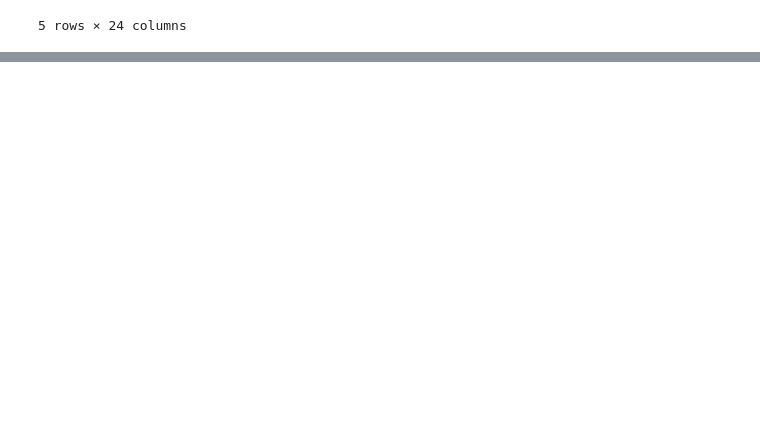
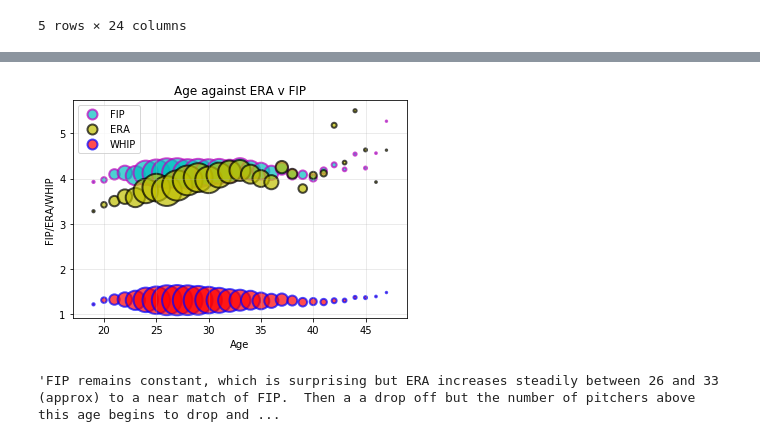
Before and after one commit to AGBarbour/Project-1, a Jupyter notebook: Pitching.ipynb, the cells around one changed output, grey strips where cells are left out. Drawn from its saved outputs; the diff is of its cells as text; code cells hidden in the pictures; blank space fills up the shorter version.

```diff
--- a/Pitching.ipynb
+++ b/Pitching.ipynb
@@ -65,0 +98,33 @@ pitchingStarters.head()
+# %%
+import math
+pitchGrouped = pitchingStarters.groupby(['Age']).mean().reset_index()
+
+ageMin = (math.floor(pitchGrouped['Age'].min())-2)
+ageMax = (math.ceil(pitchGrouped['Age'].max())+2)
+eraMin = (math.floor(pitchGrouped['ERA'].min())-.5)
+eraMax = (math.ceil(pitchGrouped['ERA'].max())+.5)
+yMin = (math.floor(pitchGrouped['FIP'].min())-.05)
+yMax = (math.ceil(pitchGrouped['FIP'].max())+.05)
+wWeight = pitchingStarters.groupby(['Age'])['FIP'].count()
+lWeight = pitchingStarters.groupby(['Age'])['ERA'].count()
+pWeight = pitchingStarters.groupby(['Age'])['Age'].count()
+# %%
+fig, ax = plt.subplots()
+#ax.scatter('Age', 'ERA', c='c',alpha=0.7, edgecolors='r', linewidths=2, data=pitchGrouped, label='ERA', s='ERA')
+ax.scatter('Age','FIP', c='c',alpha=0.7, edgecolors='m', linewidths=2, data=pitchGrouped, label='FIP', s=pWeight)
+ax.scatter('Age', 'ERA', c='y',alpha=0.7, edgecolors='k', linewidths=2, data=pitchGrouped, label='ERA', s=pWeight)
+ax.scatter('Age', 'WHIP', c='r',alpha=0.7, edgecolors='b', linewidths=2, data=pitchGrouped, label='WHIP', s=pWeight)
+ax.set_title('Age against ERA v FIP')
+ax.grid(alpha=0.3)
+ax.set_ylabel('FIP/ERA/WHIP')
+ax.set_xlabel('Age')
+ax.set_xlim(ageMin, ageMax)
+#ax.set_ylim(yMin, 5)
+leg = plt.legend(loc='best', scatteryoffsets=[0.5])
+for handle in leg.legendHandles:
+    handle.set_sizes([100.0])
+plt.show()
+'''FIP remains constant, which is surprising but ERA increases steadily between 26 and 33 (approx) to a near match of FIP.  Then a a drop off but the number of pitchers above this age begins to drop and ad 37 the results become scattered and difficult to find a correlation.'''
+# %% [output]
+[figure, added]
+'FIP remains constant, which is surprising but ERA increases steadily between 26 and 33 (approx) to a near match of FIP.  Then a a drop off but the number of pitchers above this age begins to drop and ...
```
Also changed, not shown: parts of 12 cells of this notebook.
